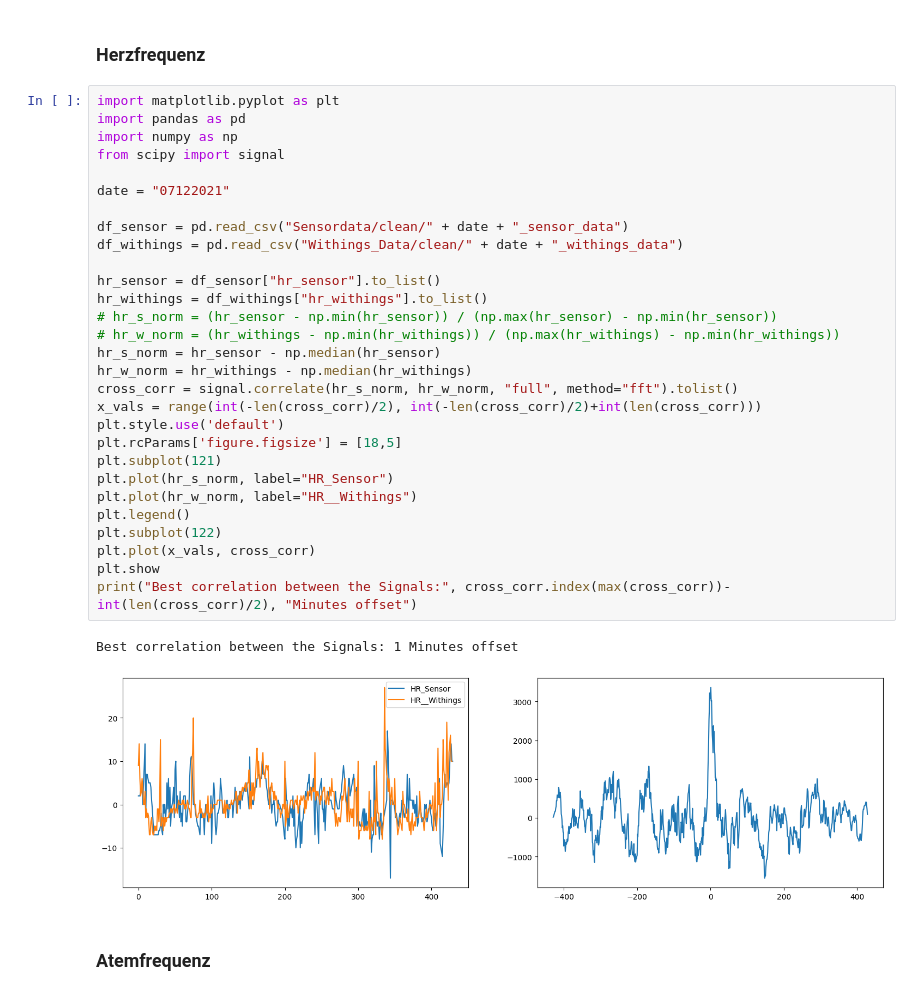
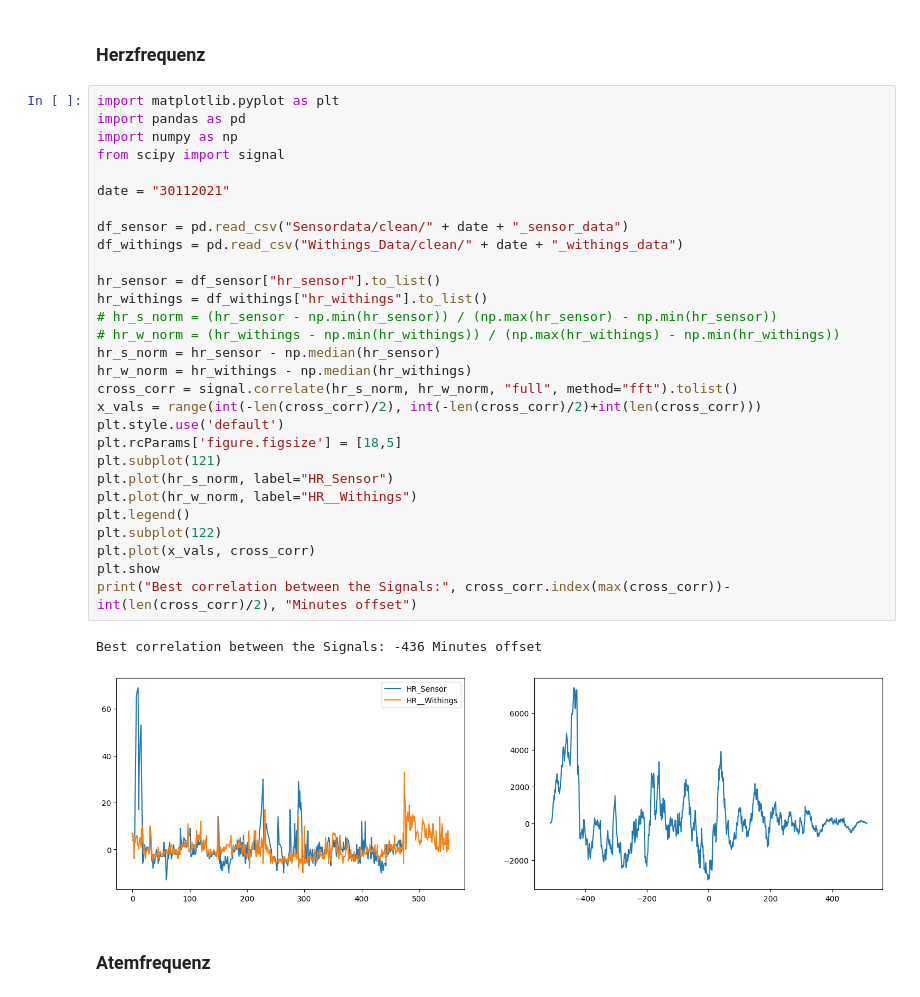
Before and after one commit to markusstraesser/Code, a Jupyter notebook: Evaluation.ipynb, the cells around one changed output. Cells and saved outputs as stored; diff of their text form.

```diff
--- a/Evaluation.ipynb
+++ b/Evaluation.ipynb
@@ -7,35 +7,35 @@
 # %%
 import matplotlib.pyplot as plt
 import pandas as pd
 import numpy as np
 from scipy import signal
 
-date = "07122021"
+date = "30112021"
 
 df_sensor = pd.read_csv("Sensordata/clean/" + date + "_sensor_data")
 df_withings = pd.read_csv("Withings_Data/clean/" + date + "_withings_data")
 
 hr_sensor = df_sensor["hr_sensor"].to_list()
 hr_withings = df_withings["hr_withings"].to_list()
 # hr_s_norm = (hr_sensor - np.min(hr_sensor)) / (np.max(hr_sensor) - np.min(hr_sensor))
 # hr_w_norm = (hr_withings - np.min(hr_withings)) / (np.max(hr_withings) - np.min(hr_withings))
 hr_s_norm = hr_sensor - np.median(hr_sensor)
 hr_w_norm = hr_withings - np.median(hr_withings)
 cross_corr = signal.correlate(hr_s_norm, hr_w_norm, "full", method="fft").tolist()
 x_vals = range(int(-len(cross_corr)/2), int(-len(cross_corr)/2)+int(len(cross_corr)))
 plt.style.use('default')
 plt.rcParams['figure.figsize'] = [18,5]
 plt.subplot(121)
 plt.plot(hr_s_norm, label="HR_Sensor")
 plt.plot(hr_w_norm, label="HR__Withings")
 plt.legend()
 plt.subplot(122)
 plt.plot(x_vals, cross_corr)
 plt.show
 print("Best correlation between the Signals:", cross_corr.index(max(cross_corr))-int(len(cross_corr)/2), "Minutes offset")
 # %% [output]
-Best correlation between the Signals: 1 Minutes offset
+Best correlation between the Signals: -436 Minutes offset
-[figure, old version]
+[figure, new version]
 # %% [markdown]
 ### Atemfrequenz
 # %%
```
Also changed, not shown: parts of 2 cells of this notebook, 1 other file.
